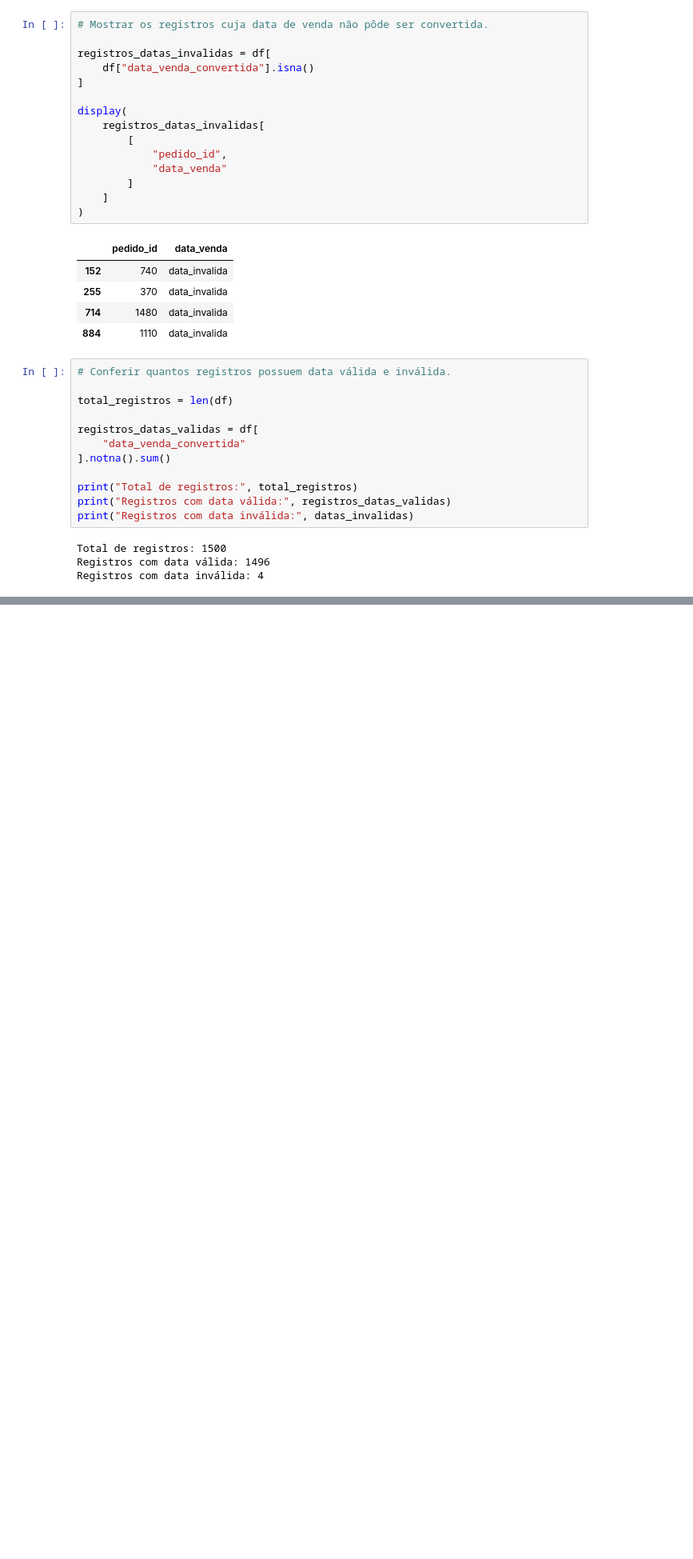
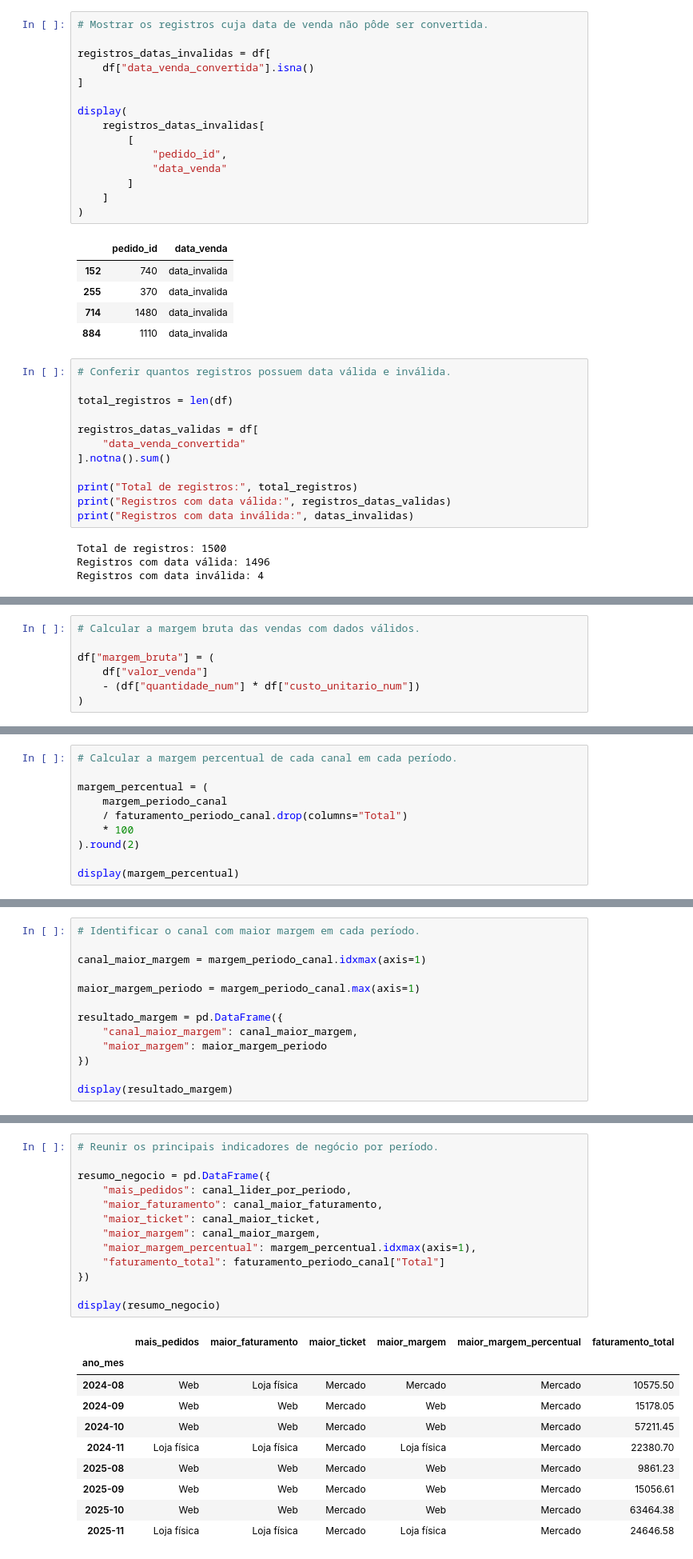
Before and after one commit to schererLummertz/ml_senai, a Jupyter notebook: mini_projeto_dias_das_bruxas/projeto_dia_das_bruxas_final.ipynb, the cells around one changed output, grey strips where cells are left out. Shown at 80% size. Drawn from its saved outputs; the diff is of its cells as text; blank space fills up the shorter version.

Commit message:
feat: adiciona analises de vendas e rentabilidade

```diff
--- a/mini_projeto_dias_das_bruxas/projeto_dia_das_bruxas_final.ipynb
+++ b/mini_projeto_dias_das_bruxas/projeto_dia_das_bruxas_final.ipynb
@@ -418,0 +708,7 @@ Registros com data inválida: 4
+# %%
+# Calcular a margem bruta das vendas com dados válidos.
+
+df["margem_bruta"] = (
+    df["valor_venda"]
+    - (df["quantidade_num"] * df["custo_unitario_num"])
+)
@@ -418,0 +748,10 @@ Registros com data inválida: 4
+# %%
+# Calcular a margem percentual de cada canal em cada período.
+
+margem_percentual = (
+    margem_periodo_canal
+    / faturamento_periodo_canal.drop(columns="Total")
+    * 100
+).round(2)
+
+display(margem_percentual)
@@ -418,0 +769,13 @@ Registros com data inválida: 4
+# %%
+# Identificar o canal com maior margem em cada período.
+
+canal_maior_margem = margem_periodo_canal.idxmax(axis=1)
+
+maior_margem_periodo = margem_periodo_canal.max(axis=1)
+
+resultado_margem = pd.DataFrame({
+    "canal_maior_margem": canal_maior_margem,
+    "maior_margem": maior_margem_periodo
+})
+
+display(resultado_margem)
@@ -418,0 +793,24 @@ Registros com data inválida: 4
+# %%
+# Reunir os principais indicadores de negócio por período.
+
+resumo_negocio = pd.DataFrame({
+    "mais_pedidos": canal_lider_por_periodo,
+    "maior_faturamento": canal_maior_faturamento,
+    "maior_ticket": canal_maior_ticket,
+    "maior_margem": canal_maior_margem,
+    "maior_margem_percentual": margem_percentual.idxmax(axis=1),
+    "faturamento_total": faturamento_periodo_canal["Total"]
+})
+
+display(resumo_negocio)
+# %% [output]
+|  | mais_pedidos | maior_faturamento | maior_ticket | maior_margem | maior_margem_percentual | faturamento_total |
+| ano_mes |  |  |  |  |  |  |
+| 2024-08 | Web | Loja física | Mercado | Mercado | Mercado | 10575.50 |
+| 2024-09 | Web | Web | Mercado | Web | Mercado | 15178.05 |
+| 2024-10 | Web | Web | Mercado | Web | Mercado | 57211.45 |
+| 2024-11 | Loja física | Loja física | Mercado | Loja física | Mercado | 22380.70 |
+| 2025-08 | Web | Web | Mercado | Web | Mercado | 9861.23 |
+| 2025-09 | Web | Web | Mercado | Web | Mercado | 15056.61 |
+| 2025-10 | Web | Web | Mercado | Web | Mercado | 63464.38 |
+| 2025-11 | Loja física | Loja física | Mercado | Loja física | Mercado | 24646.58 |
```
Also changed, not shown: parts of 23 cells of this notebook.
